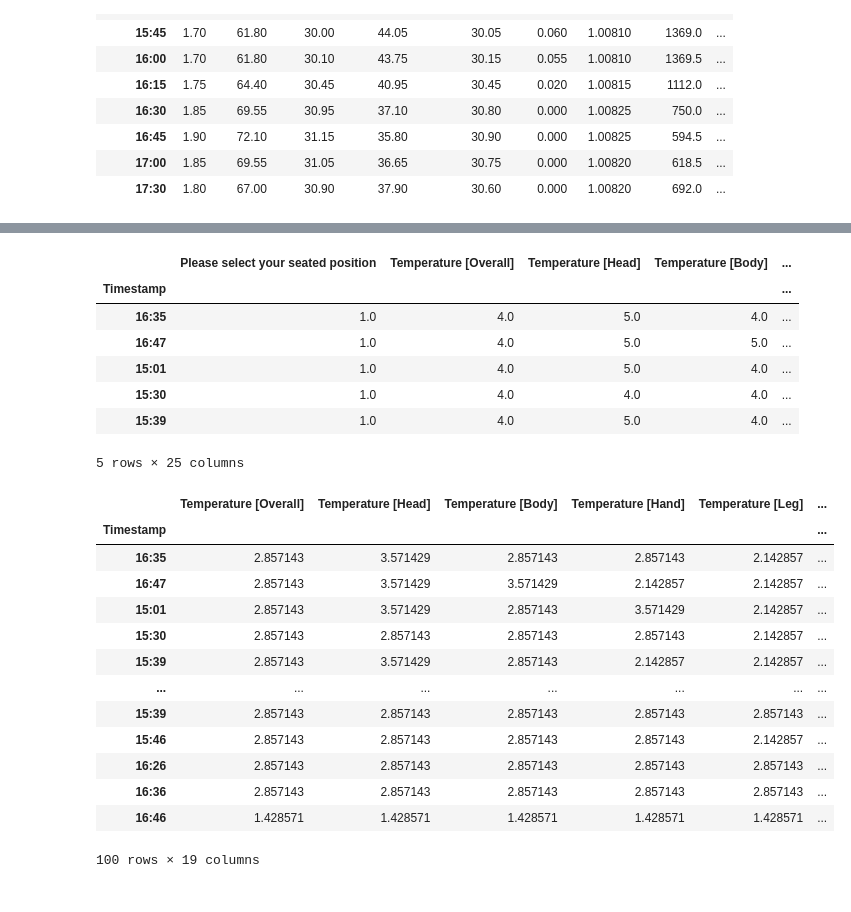
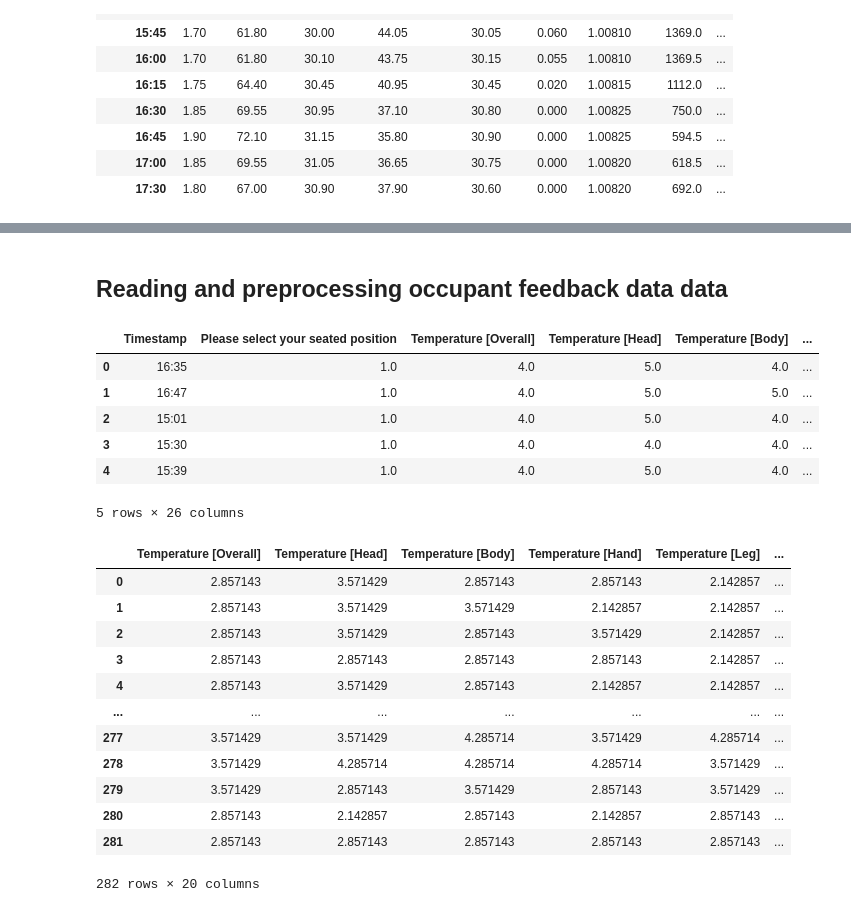
Before and after one commit to harshxtanwar/data_analytics_group_01, a Jupyter notebook: analytics.ipynb, the cells around one changed output, grey strips where cells are left out. Drawn from its saved outputs; the diff is of its cells as text; code cells hidden in the pictures.

```diff
--- a/analytics.ipynb
+++ b/analytics.ipynb
@@ -297,16 +286,17 @@ thermal_comfort_data.head(50)
+# %% [markdown]
+## Reading and preprocessing occupant feedback data data
 # %%
-occupant_feedback_data = pd.read_csv('Occupant feedback thermal IAQ.csv', index_col='Timestamp', parse_dates=True)
+occupant_feedback_data = pd.read_csv('Occupant feedback thermal IAQ.csv', parse_dates=True)
 # %%
-occupant_feedback_data.head(5)
+occupant_feedback_data.head()
 # %% [output]
-|  | Please select your seated position | Temperature [Overall] | Temperature [Head] | Temperature [Body] | ... |
-| Timestamp |  |  |  |  | ... |
-| 16:35 | 1.0 | 4.0 | 5.0 | 4.0 | ... |
-| 16:47 | 1.0 | 4.0 | 5.0 | 5.0 | ... |
-| 15:01 | 1.0 | 4.0 | 5.0 | 4.0 | ... |
-| 15:30 | 1.0 | 4.0 | 4.0 | 4.0 | ... |
-| 15:39 | 1.0 | 4.0 | 5.0 | 4.0 | ... |
+|  | Timestamp | Please select your seated position | Temperature [Overall] | Temperature [Head] | Temperature [Body] | ... |
+| 0 | 16:35 | 1.0 | 4.0 | 5.0 | 4.0 | ... |
+| 1 | 16:47 | 1.0 | 4.0 | 5.0 | 5.0 | ... |
+| 2 | 15:01 | 1.0 | 4.0 | 5.0 | 4.0 | ... |
+| 3 | 15:30 | 1.0 | 4.0 | 4.0 | 4.0 | ... |
+| 4 | 15:39 | 1.0 | 4.0 | 5.0 | 4.0 | ... |
-5 rows × 25 columns
+5 rows × 26 columns
 # %%
 numeric_cols = ['Temperature [Overall]', 'Temperature [Head]', 'Temperature [Body]','Temperature [Hand]', 'Temperature [Leg]', 'Air Movement [Overall]', 'Air Movement [Head]', 'Air Movement [Body]', 'Air Movement [Hand]','How satisfied are you with the following: [Air quality]', 'Physical effects [Headaches]', 'Physical effects [Difficulty in concentration]', 'Physical effects [Dry skin]', 'Physical effects [Sleepiness]', 'Physical effects [Itching eyelids]', 'Physical effects [Dry eyes]', 'Physical effects [Throat irritation]', 'Physical effects [Runny nose]', 'Physical effects [Sneezing/coughing]']
 # %%
@@ -314,20 +304,21 @@ min_values = occupant_feedback_data[numeric_cols].min()
 max_values = occupant_feedback_data[numeric_cols].max()
 # %%
 normalized_data = ((occupant_feedback_data[numeric_cols]) / (max_values))*5
+# %%
+normalized_data = pd.concat([normalized_data, occupant_feedback_data['Timestamp']], axis=1)
 # %%
-normalized_data.head(100)
+normalized_data.head(282)
 # %% [output]
 |  | Temperature [Overall] | Temperature [Head] | Temperature [Body] | Temperature [Hand] | Temperature [Leg] | ... |
-| Timestamp |  |  |  |  |  | ... |
-| 16:35 | 2.857143 | 3.571429 | 2.857143 | 2.857143 | 2.142857 | ... |
-| 16:47 | 2.857143 | 3.571429 | 3.571429 | 2.142857 | 2.142857 | ... |
-| 15:01 | 2.857143 | 3.571429 | 2.857143 | 3.571429 | 2.142857 | ... |
-| 15:30 | 2.857143 | 2.857143 | 2.857143 | 2.857143 | 2.142857 | ... |
-| 15:39 | 2.857143 | 3.571429 | 2.857143 | 2.142857 | 2.142857 | ... |
+| 0 | 2.857143 | 3.571429 | 2.857143 | 2.857143 | 2.142857 | ... |
+| 1 | 2.857143 | 3.571429 | 3.571429 | 2.142857 | 2.142857 | ... |
+| 2 | 2.857143 | 3.571429 | 2.857143 | 3.571429 | 2.142857 | ... |
+| 3 | 2.857143 | 2.857143 | 2.857143 | 2.857143 | 2.142857 | ... |
+| 4 | 2.857143 | 3.571429 | 2.857143 | 2.142857 | 2.142857 | ... |
 | ... | ... | ... | ... | ... | ... | ... |
-| 15:39 | 2.857143 | 2.857143 | 2.857143 | 2.857143 | 2.857143 | ... |
-| 15:46 | 2.857143 | 2.857143 | 2.857143 | 2.857143 | 2.142857 | ... |
-| 16:26 | 2.857143 | 2.857143 | 2.857143 | 2.857143 | 2.857143 | ... |
-| 16:36 | 2.857143 | 2.857143 | 2.857143 | 2.857143 | 2.857143 | ... |
-| 16:46 | 1.428571 | 1.428571 | 1.428571 | 1.428571 | 1.428571 | ... |
+| 277 | 3.571429 | 3.571429 | 4.285714 | 3.571429 | 4.285714 | ... |
+| 278 | 3.571429 | 4.285714 | 4.285714 | 4.285714 | 3.571429 | ... |
+| 279 | 3.571429 | 2.857143 | 3.571429 | 2.857143 | 3.571429 | ... |
+| 280 | 2.857143 | 2.142857 | 2.857143 | 2.142857 | 2.857143 | ... |
+| 281 | 2.857143 | 2.857143 | 2.857143 | 2.857143 | 2.857143 | ... |
-100 rows × 19 columns
+282 rows × 20 columns
```
Also changed, not shown: parts of 40 cells of this notebook, 1 other file.
